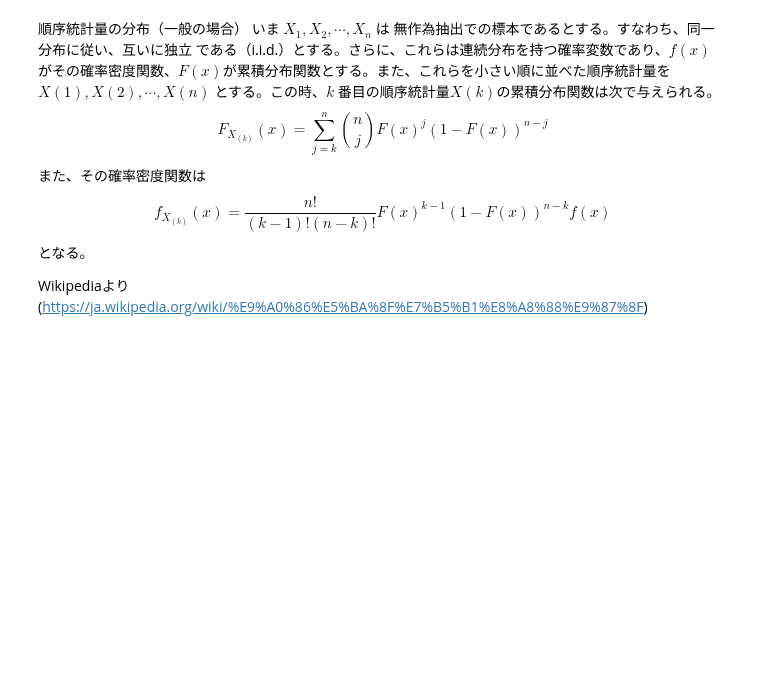
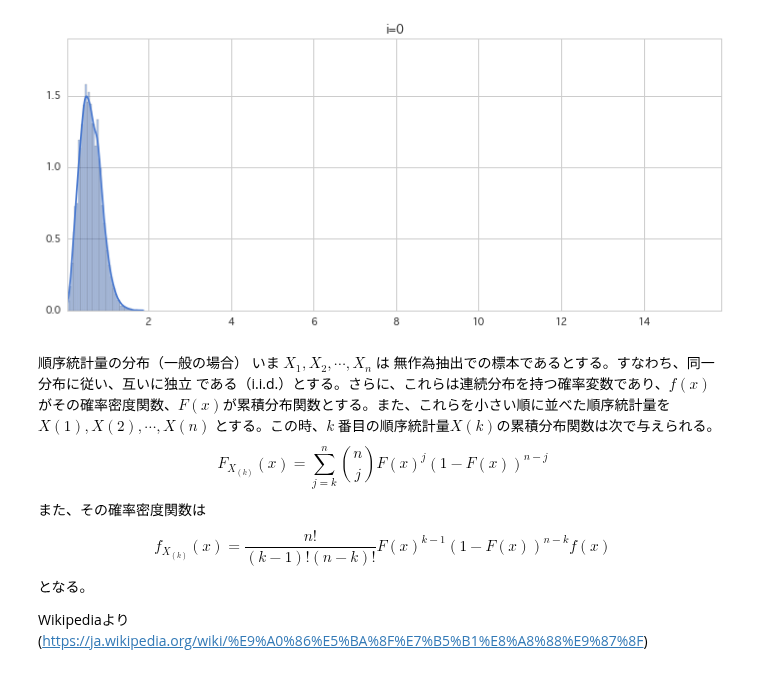
Before and after one commit to matsuken92/Qiita_Contents, a Jupyter notebook: General/order_statistic.ipynb, the cells around one changed output. Drawn from its saved outputs; the diff is of its cells as text; code cells hidden in the pictures; blank space fills up the shorter version.

```diff
--- a/General/order_statistic.ipynb
+++ b/General/order_statistic.ipynb
@@ -106,3 +120,21 @@ anim.save('ordered_dist.gif', writer='imagemagick', fps=5, dpi=64)
+# %%
+def animate(nframe):
+    global num_frame, xx, m
+    plt.clf()
+    plt.xlim(np.min(m), np.max(m))
+    plt.ylim(0, 1.9)
+    # m[:,i] => i 番目の順序統計量の n_trial 回分のサンプル。
+    # これをもとに密度推定した結果を描画。
+    sns.distplot(m[:,int(nframe)])
+    plt.title("i={}".format(nframe))
+
+num_frame = n_data
+
+fig = plt.figure(figsize=(12,5))
+anim = ani.FuncAnimation(fig, animate, frames=num_frame, blit=False)
+anim.save('ordered_dist_gamma.gif', writer='imagemagick', fps=5, dpi=64)
+# %% [output]
+[figure, added]
 # %% [markdown]
 順序統計量の分布（一般の場合）
 いま $X_1, X_2, \cdots, X_n$ は 無作為抽出での標本であるとする。すなわち、同一分布に従い、互いに独立 である（i.i.d.）とする。さらに、これらは連続分布を持つ確率変数であり、$f(x)$ がその確率密度関数、$F(x)$が累積分布関数とする。また、これらを小さい順に並べた順序統計量を$X(1), X(2),\cdots, X(n)$ とする。この時、$k$ 番目の順序統計量$X(k)$の累積分布関数は次で与えられる。
```
Also changed, not shown: parts of 7 cells of this notebook.
